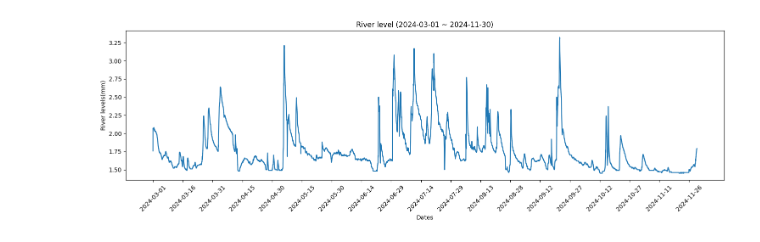
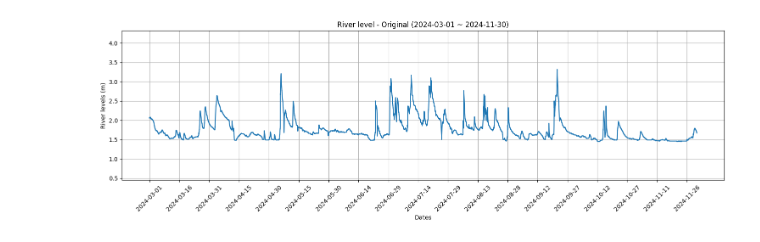
Before and after one commit to avsbdn0406/ai_qc, a Jupyter notebook: dummy_data.ipynb, the cells around one changed output. Cells and saved outputs as stored; diff of their text form; code cells hidden in the pictures.

Commit message:
New:USAD code upload and Edit the dummy_data.ipynb

```diff
--- a/dummy_data.ipynb
+++ b/dummy_data.ipynb
@@ -58,6 +58,7 @@ def read_lvdata(fname):
         levels = pd.read_csv(fname, encoding='cp949')
     levels.rename(columns={'crtr_tm':'dates'}, inplace=True)
     levels['dates'] = pd.to_datetime(levels['dates'])
+    del levels['data_clct_se']
 
     return levels
 # %%
@@ -110,7 +122,7 @@ levels = read_lvdata('../dataset/smart_rain/gwangjoo/processed_gwangjoo_29200100
 
 dataset = pd.merge(rn_data,levels,on='dates',how='left')
 # %%
-wl_df = load_riverlv('20240301', '20241201',  'B9344389-836E-43B7-9AF5-A2400B1A3065', '5002690')
+wl_df = load_riverlv(startDt,endDt,  apiKey, wl_stn[r_cd])
 dataset['dates'] = dataset['dates'].astype('str')
 data = pd.merge(dataset,wl_df,on='dates',how='left')
 # %%
@@ -132,0 +147,3 @@ Sewer level min, max, mean : 0.0, 100.0, 16.08273
+# %%
+data['wl'] = data['wl'].interpolate()
+data['rn'] = data['rn'].interpolate()
@@ -133,5 +152,6 @@ Sewer level min, max, mean : 0.0, 100.0, 16.08273
 # %%
 # Replace the zero value to None value for doing the interpolation
+data['vl'][data['vl']<0]=0
 data['vl'] = data['vl'].replace(0., np.nan)
 # %%
 data['vl'] = data['vl'].interpolate()
@@ -167,28 +233,56 @@ plt.show()
 # %%
-# x축 값을 리스트로 지정
+# Plot the dataset
+
+# 날짜 순으로 정렬
+wl_df = wl_df.sort_values('dates')
+
+# 정렬된 상태에서 다시 추출
+time_str_list = wl_df['dates'].to_list()
+wl_values = wl_df['wl'].astype(float).to_list()
+
+# x축 틱 라벨 설정
+interval = 2160
+tick_positions = list(range(0, len(time_str_list), interval))
+tick_labels = [time_str_list[i][:10] for i in tick_positions]
+
+# 플로팅
+plt.figure(figsize=(15, 5))
+plt.plot(time_str_list, wl_values)
+plt.xticks(ticks=tick_positions, labels=tick_labels, rotation=45)
+plt.title('River level - Original (2024-03-01 ~ 2024-11-30)')
+plt.xlabel('Dates')
+plt.ylabel('River levels (m)')
+plt.ylim(min(wl_values)-1, max(wl_values)+1)
+plt.grid(True)
+plt.tight_layout()
+plt.savefig(f'./imgs/org_river_{region[r_cd]}_{fname[r_cd]}.png')
+plt.show()
 
 time_str_list = data['dates'].to_list()
 interval = 21600  # 15일 = 1440분 * 15
 
 tick_positions = list(range(0, len(time_str_list), interval))
 tick_labels = [time_str_list[i][:10] for i in tick_positions]  # 'YYYY-MM-DD' 형식만 추출
 
 # 예시 y값 (동일 길이)
 y_values = list(range(len(time_str_list)))
 
 # 그래프 그리기
 plt.figure(figsize=(15, 5))
+plt.grid(True)
 plt.plot(time_str_list, data['wl'])
 
 # x축 라벨 적용 (보름마다만)
 plt.xticks(ticks=tick_positions, labels=tick_labels, rotation=45)
 
-plt.title('River level (2024-03-01 ~ 2024-11-30)')
+plt.title('River level - Labeling (2024-03-01 ~ 2024-11-30)')
 plt.xlabel('Dates')
-plt.ylabel('River levels(mm)')
+plt.ylabel('River levels(m)')
+plt.ylim((wl_df['wl'].astype('float')).min()-1, (wl_df['wl'].astype('float')).max()+1)
 
 plt.tight_layout()
+plt.savefig(f'./imgs/inter_river_{region[r_cd]}_{fname[r_cd]}.png')
 plt.show()
 # %% [output]
-[figure, old version]
+[figure, new version]
 # %%
```
Also changed, not shown: parts of 13 cells of this notebook, 2 other files.
